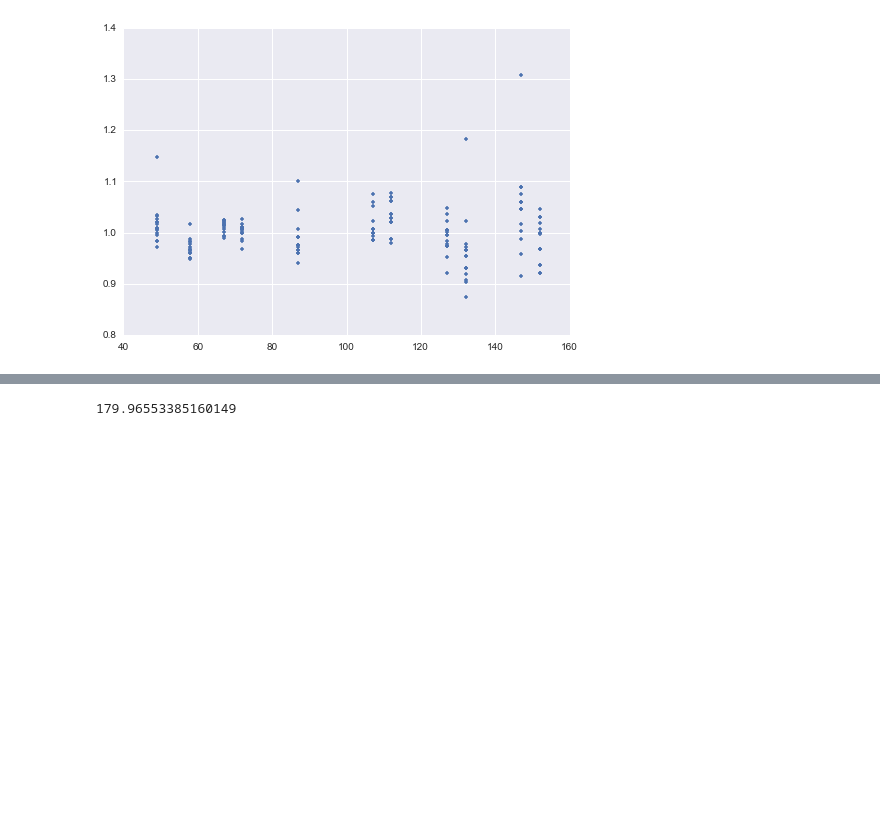
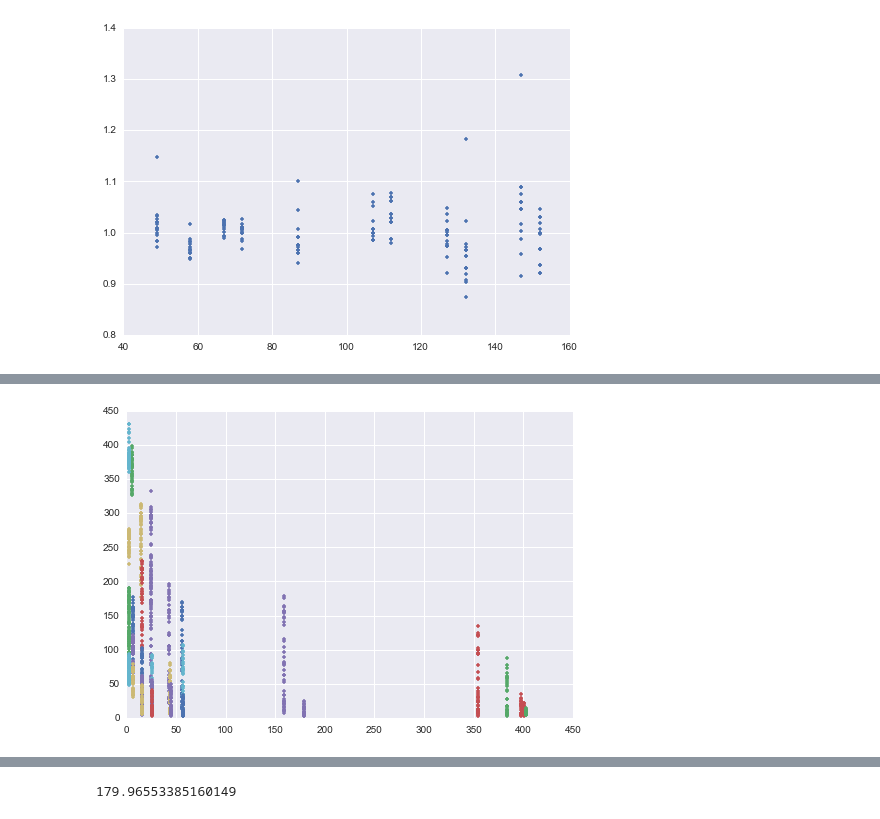
Before and after one commit to arokem/ISBI2015, a Jupyter notebook: ModelingTE.ipynb, the cells around one changed output, grey strips where cells are left out. Saved outputs shown, nothing was run; the diff lists cells and outputs as text; code cells hidden in the pictures; blank space fills up the shorter version.

```diff
--- a/ModelingTE.ipynb
+++ b/ModelingTE.ipynb
@@ -86,0 +99,7 @@ for ii in range(predict_with_te.shape[0]):
+# %%
+fig, ax = plt.subplots(1)
+for this_Delta in np.unique(train_Delta):
+    idx = train_Delta==this_Delta
+    ax.plot(train_gtab.bvals[idx]/this_Delta, train_data[idx], '.', label=this_Delta)
+# %% [output]
+[figure, added]
```
Also changed, not shown: parts of 14 cells of this notebook, 1 other file.
